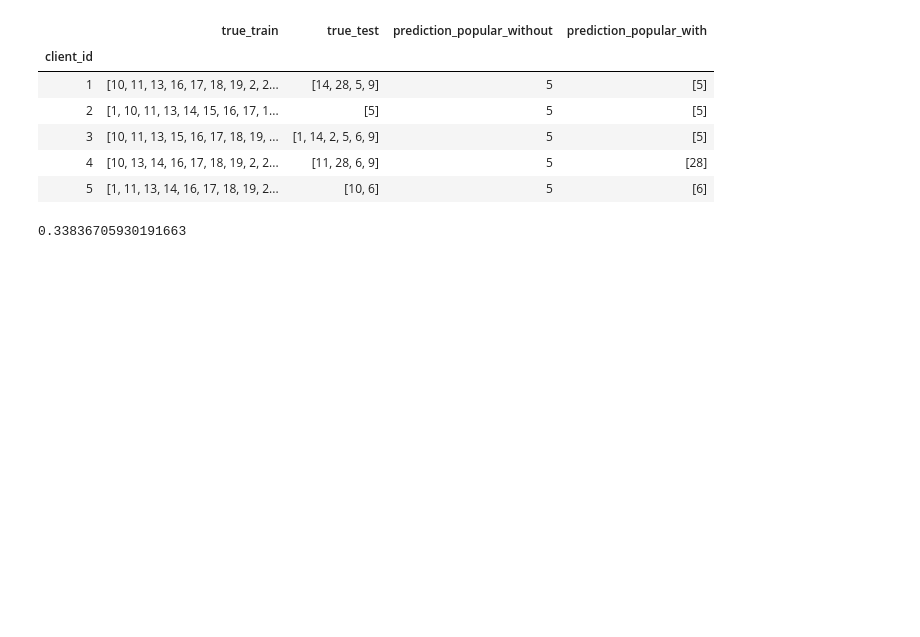
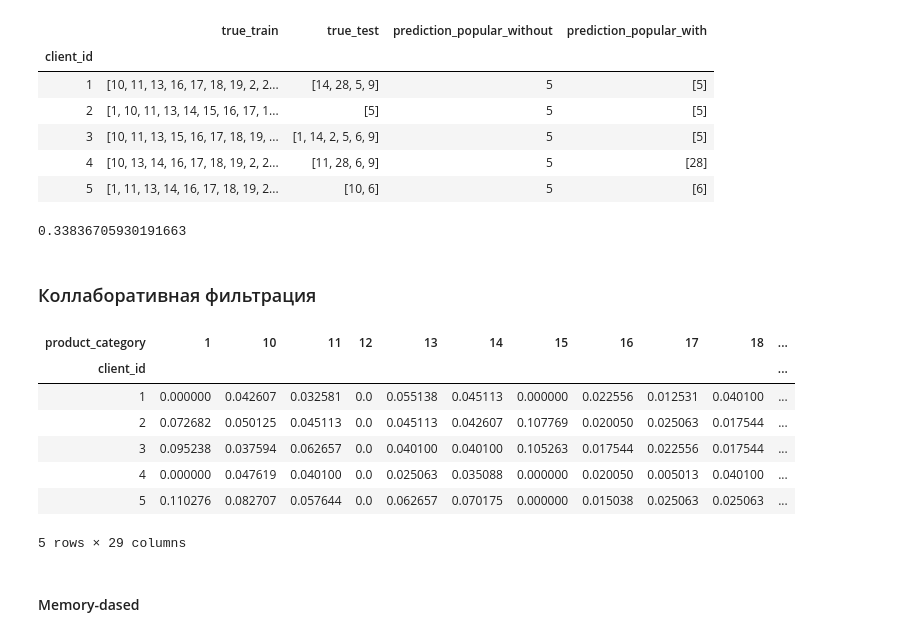
Before and after one commit to AleksandrRadist/RecommendationSystem, a Jupyter notebook: model/recommendation_model.ipynb, the cells around one changed output. Saved outputs shown, nothing was run; the diff lists cells and outputs as text; code cells hidden in the pictures; blank space fills up the shorter version.

```diff
--- a/model/recommendation_model.ipynb
+++ b/model/recommendation_model.ipynb
@@ -332,3 +330,19 @@ data_true.head()
 calc_precision('prediction_popular_with')
 # %% [output]
 0.33836705930191663
+# %% [markdown]
+### Коллаборативная фильтрация
+# %%
+data_matrix = pd.pivot_table(data, index='client_id', columns='product_category', values='purchase_normalize', fill_value=0)
+data_matrix.head()
+# %% [output]
+| product_category | 1 | 10 | 11 | 12 | 13 | 14 | 15 | 16 | 17 | 18 | ... |
+| client_id |  |  |  |  |  |  |  |  |  |  | ... |
+| 1 | 0.000000 | 0.042607 | 0.032581 | 0.0 | 0.055138 | 0.045113 | 0.000000 | 0.022556 | 0.012531 | 0.040100 | ... |
+| 2 | 0.072682 | 0.050125 | 0.045113 | 0.0 | 0.045113 | 0.042607 | 0.107769 | 0.020050 | 0.025063 | 0.017544 | ... |
+| 3 | 0.095238 | 0.037594 | 0.062657 | 0.0 | 0.040100 | 0.040100 | 0.105263 | 0.017544 | 0.022556 | 0.017544 | ... |
+| 4 | 0.000000 | 0.047619 | 0.040100 | 0.0 | 0.025063 | 0.035088 | 0.000000 | 0.020050 | 0.005013 | 0.040100 | ... |
+| 5 | 0.110276 | 0.082707 | 0.057644 | 0.0 | 0.062657 | 0.070175 | 0.000000 | 0.015038 | 0.025063 | 0.025063 | ... |
+5 rows × 29 columns
+# %% [markdown]
+#### Memory-dased
```
Also changed, not shown: parts of 6 cells of this notebook.
